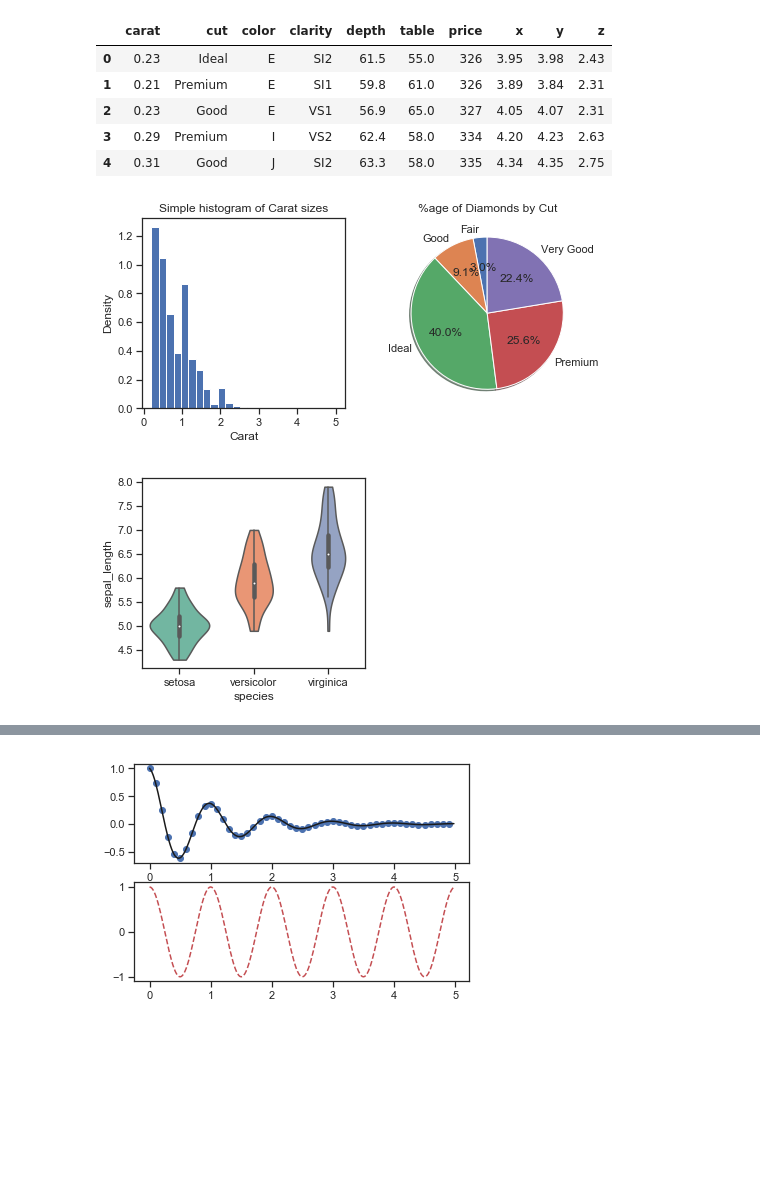
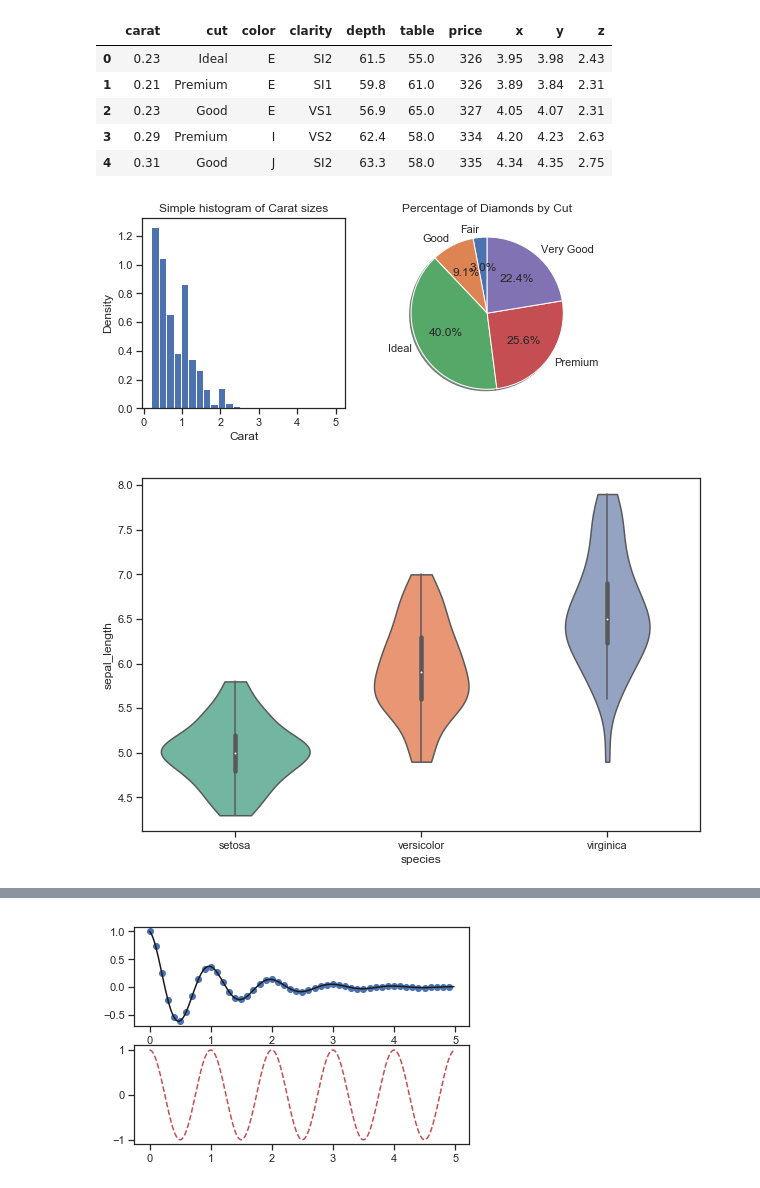
Before and after one commit to nuitrcs/pythonvisualization, a Jupyter notebook: plotting.ipynb, the cells around one changed output, grey strips where cells are left out. Saved outputs shown, nothing was run; the diff lists cells and outputs as text; code cells hidden in the pictures; blank space fills up the shorter version.

```diff
--- a/plotting.ipynb
+++ b/plotting.ipynb
@@ -51,7 +51,7 @@ import numpy as np
 import matplotlib.pyplot as plt
 #Usually we don't need the next line, but we will be using some low level options.
 import matplotlib
-matplotlib.rcParams['figure.figsize'] = (4.0, 3)
+matplotlib.rcParams['figure.figsize'] = (10, 6)
 
 import datetime as dt
 import matplotlib.dates as dates
@@ -454,21 +566,22 @@ with plt.rc_context({'figure.figsize' : (8.0, 3.5)}):  # Locally set options for
     axs[0].set_title('Simple histogram of Carat sizes')
 
     # Pie Chart Example:
+    #Use group by function to sort data
     groups = diamonds.groupby('cut')
-    counts = [len(x[1]) for x in groups ]
-    names = [x[0] for x in groups]
-    axs[1].pie(counts, labels=names, autopct='%1.1f%%', shadow=True, startangle=90)
-    axs[1].set_title('%age of Diamonds by Cut')
+    counts = [len(x[1]) for x in groups ] # Grabs the amount in each group
+    names = [x[0] for x in groups] # Grabs the labels of the groupby method
+    axs[1].pie(counts, labels=names, autopct='%1.1f%%', shadow=True, startangle=90) #Notice house were using axs[1]
+    axs[1].set_title('Percentage of Diamonds by Cut')
 # %% [output]
-[figure, old version]
+[figure, new version]
 # %%
 # Violin plots show distributions + categorical data
 
 iris_data = sns.load_dataset('iris')
-with plt.rc_context({'figure.figsize' : (4.0, 3.5)}):  # Locally set options for just one figure:
+with plt.rc_context({'figure.figsize' : (10.0, 6.5)}):  # Locally set options for just one figure:
     ax = sns.violinplot(x="species", y="sepal_length", data=iris_data, palette="Set2", cut=0)
 # %% [output]
-[figure, old version]
+[figure, new version]
 # %% [markdown]
 ---
 ## 6. Subplot and Figure Options<a id='S6'></a>
```
Also changed, not shown: parts of 13 cells of this notebook.
